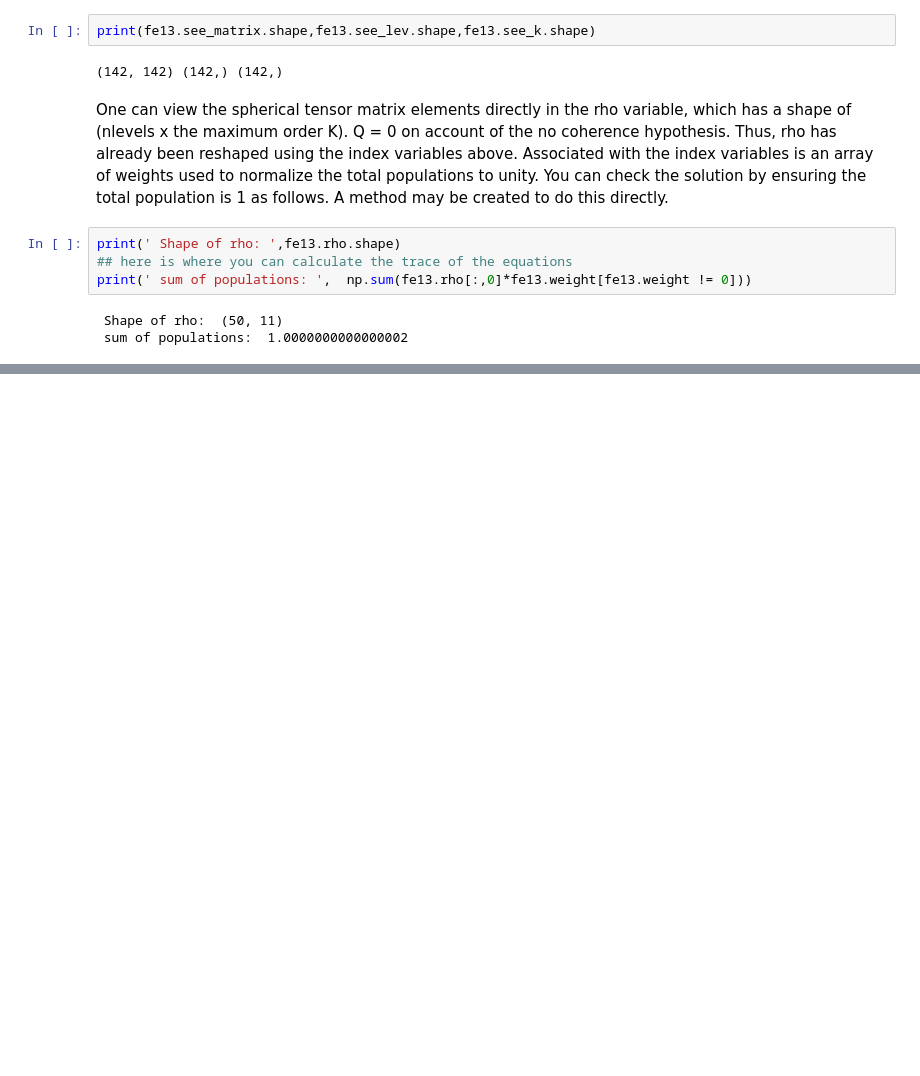
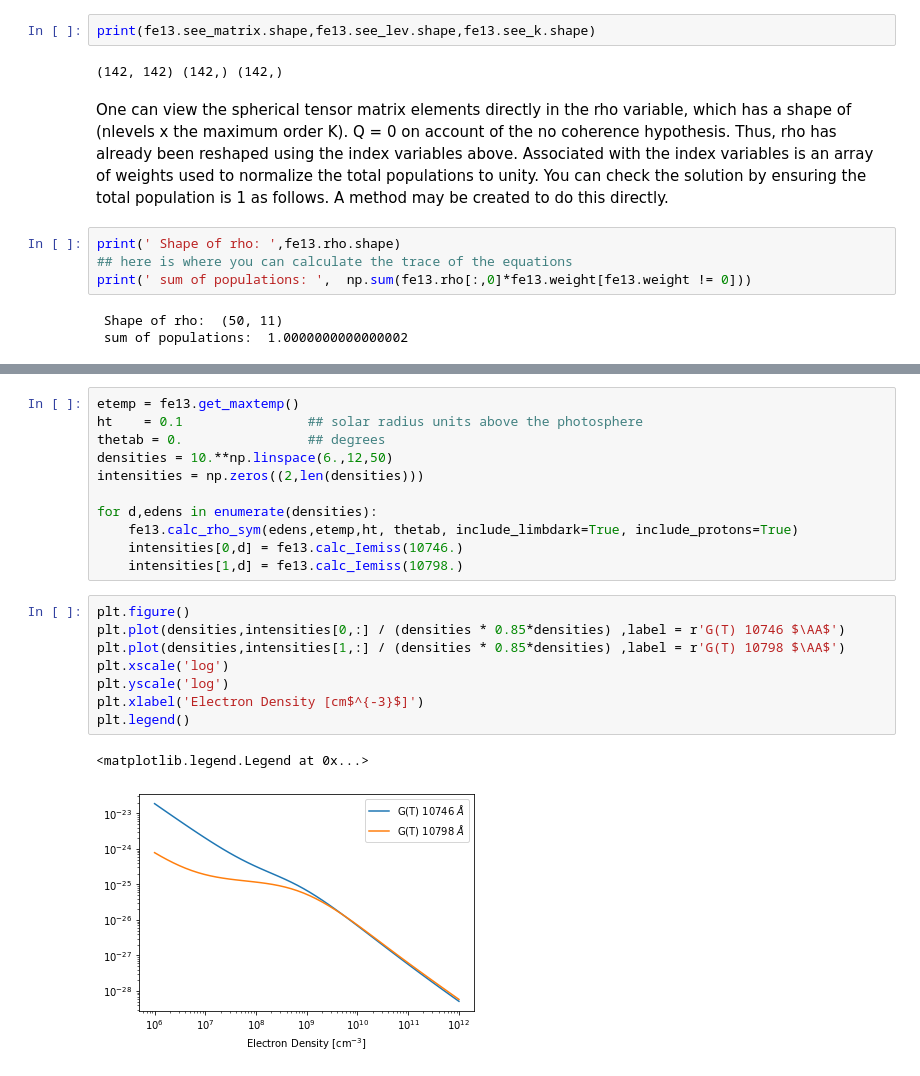
Before and after one commit to tschad/pycelp, a Jupyter notebook: examples/A_tour_of_the_Ion_class.ipynb, the cells around one changed output, grey strips where cells are left out. Cells and saved outputs as stored; diff of their text form; blank space fills up the shorter version.

```diff
--- a/examples/A_tour_of_the_Ion_class.ipynb
+++ b/examples/A_tour_of_the_Ion_class.ipynb
@@ -105,0 +176,22 @@ print(' sum of populations: ',  np.sum(fe13.rho[:,0]*fe13.weight[fe13.weight !=
+# %%
+etemp = fe13.get_maxtemp()
+ht    = 0.1                ## solar radius units above the photosphere
+thetab = 0.                ## degrees
+densities = 10.**np.linspace(6.,12,50)
+intensities = np.zeros((2,len(densities)))
+
+for d,edens in enumerate(densities):
+    fe13.calc_rho_sym(edens,etemp,ht, thetab, include_limbdark=True, include_protons=True)
+    intensities[0,d] = fe13.calc_Iemiss(10746.)
+    intensities[1,d] = fe13.calc_Iemiss(10798.)
+# %%
+plt.figure()
+plt.plot(densities,intensities[0,:] / (densities * 0.85*densities) ,label = r'G(T) 10746 $\AA$')
+plt.plot(densities,intensities[1,:] / (densities * 0.85*densities) ,label = r'G(T) 10798 $\AA$')
+plt.xscale('log')
+plt.yscale('log')
+plt.xlabel('Electron Density [cm$^{-3}$]')
+plt.legend()
+# %% [output]
+<matplotlib.legend.Legend at 0x...>
+[figure, added]
```
Also changed, not shown: parts of 13 cells of this notebook, 8 other files.
